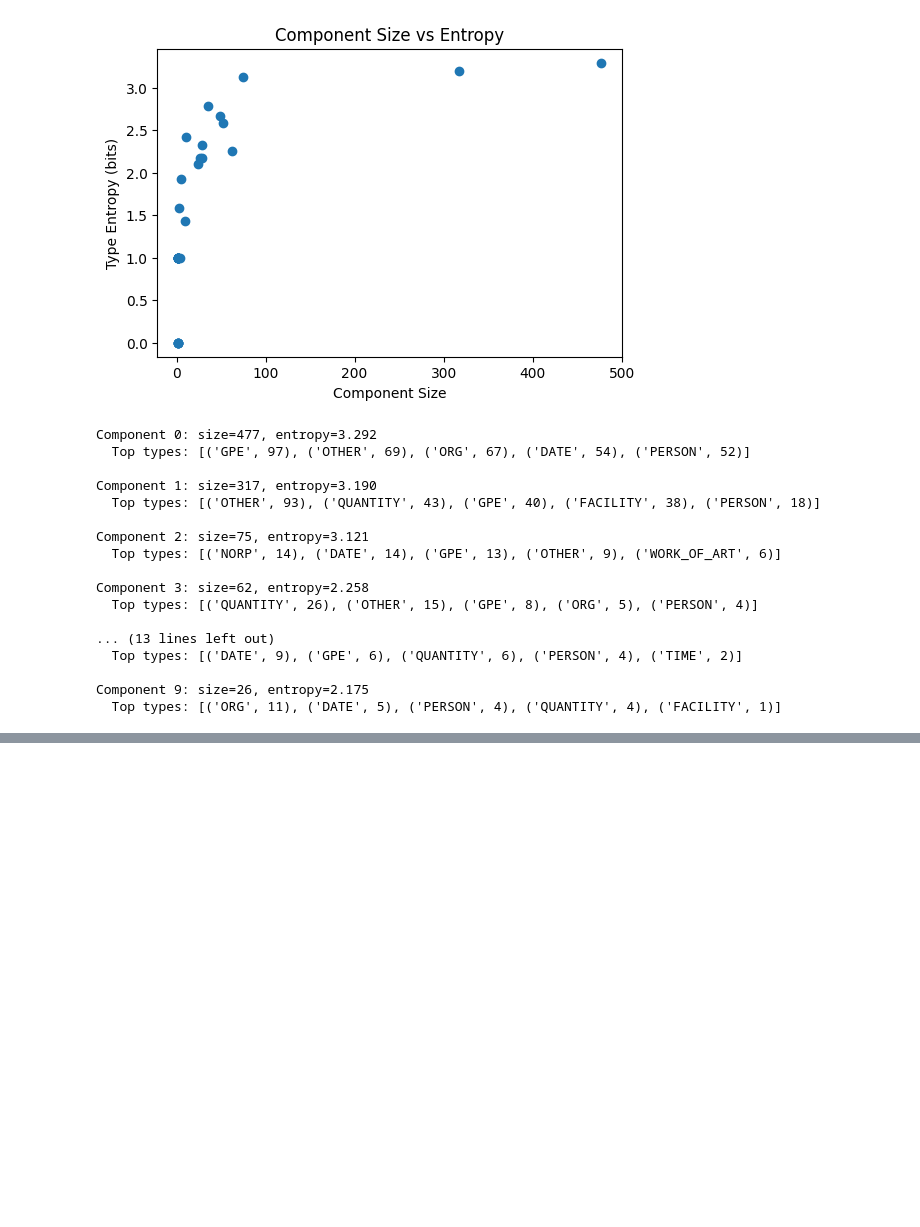
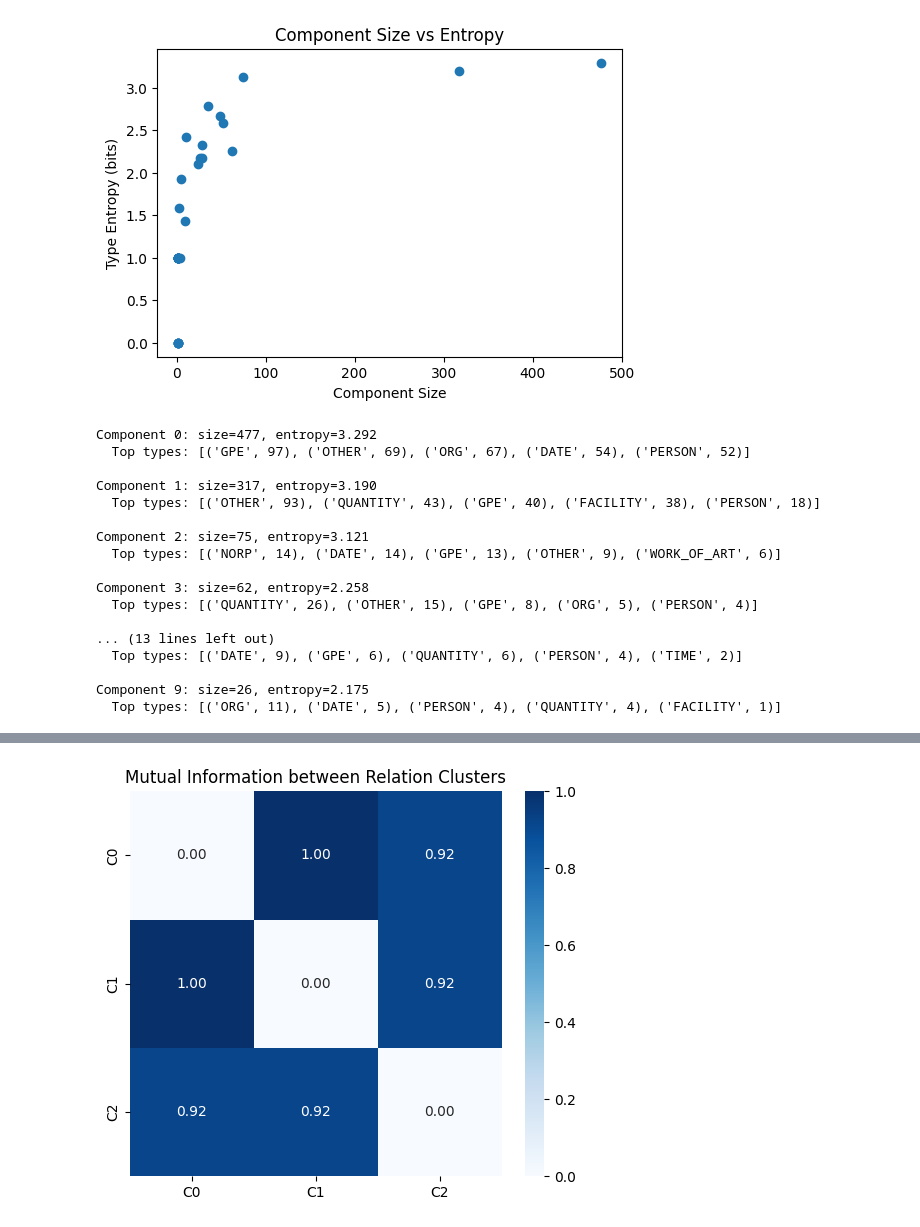
Before and after one commit to shirsho-12/KG_IB, a Jupyter notebook: ib_cleaned.ipynb, the cells around one changed output, grey strips where cells are left out. Saved outputs shown, nothing was run; the diff lists cells and outputs as text; code cells hidden in the pictures; blank space fills up the shorter version.

```diff
--- a/ib_cleaned.ipynb
+++ b/ib_cleaned.ipynb
@@ -990,0 +1237,18 @@ for comp in component_stats[:10]:
+# %%
+
+learner = PragmaticEquivalenceLearner(mi_threshold=0.1, min_pairs=2)
+equiv_classes, inverse_map = learner(clusterer)
+
+print("Equivalence classes:", len(equiv_classes))
+print("Inverse map:", len(inverse_map))
+
+
+
+kg = NXKnowledgeGraph()
+rf = RedundancyFilter(kg, equiv_classes, inverse_map)
+
+for (h, r_surface, t, cid) in clusterer.fact_list:
+    added = rf.add_if_novel(h, cid, t, surface=r_surface)
+    # print only if redundant
+    if not added:
+        print(["REDUNDANT", "ACCEPTED"][added], h, r_surface, t, "→ cluster", cid)
@@ -990,0 +1259,64 @@ for comp in component_stats[:10]:
+# %%
+from collections import defaultdict
+
+# fact_list contains entries: (h, surface_relation, t, cid)
+ext_sets = defaultdict(set)
+
+for h, r, t, cid in clusterer.fact_list:
+    ext_sets[cid].add((h, t))
+
+clusters = sorted(ext_sets.keys())
+
+import math
+
+def binary_mi(set_a, set_b):
+    """Mutual information between two binary membership distributions."""
+    # Universe = union of both sets
+    U = set_a | set_b
+    if not U:
+        return 0.0
+
+    # Probabilities
+    p11 = len(set_a & set_b) / len(U)
+    p10 = len(set_a - set_b) / len(U)
+    p01 = len(set_b - set_a) / len(U)
+    p00 = len(U - set_a - set_b) / len(U)
+
+    px1 = p11 + p10  # X = 1
+    px0 = p01 + p00  # X = 0
+    py1 = p11 + p01  # Y = 1
+    py0 = p10 + p00  # Y = 0
+
+    mi = 0.0
+    for pxy, px, py in [(p11, px1, py1), (p10, px1, py0),
+                        (p01, px0, py1), (p00, px0, py0)]:
+        if pxy > 0:
+            mi += pxy * math.log(pxy / (px * py), 2)
+
+    return mi
+
+import numpy as np
+
+C = len(clusters)
+mi_matrix = np.zeros((C, C))
+
+for i, ci in enumerate(clusters):
+    for j, cj in enumerate(clusters):
+        mi_matrix[i, j] = binary_mi(ext_sets[ci], ext_sets[cj])
+
+import seaborn as sns
+import matplotlib.pyplot as plt
+
+plt.figure(figsize=(6,5))
+sns.heatmap(
+    mi_matrix,
+    cmap="Blues",
+    annot=True,
+    fmt=".2f",
+    xticklabels=[f"C{c}" for c in clusters],
+    yticklabels=[f"C{c}" for c in clusters]
+)
+plt.title("Mutual Information between Relation Clusters")
+plt.show()
+# %% [output]
+[figure, added]
```
Also changed, not shown: parts of 27 cells of this notebook, 7 other files.
